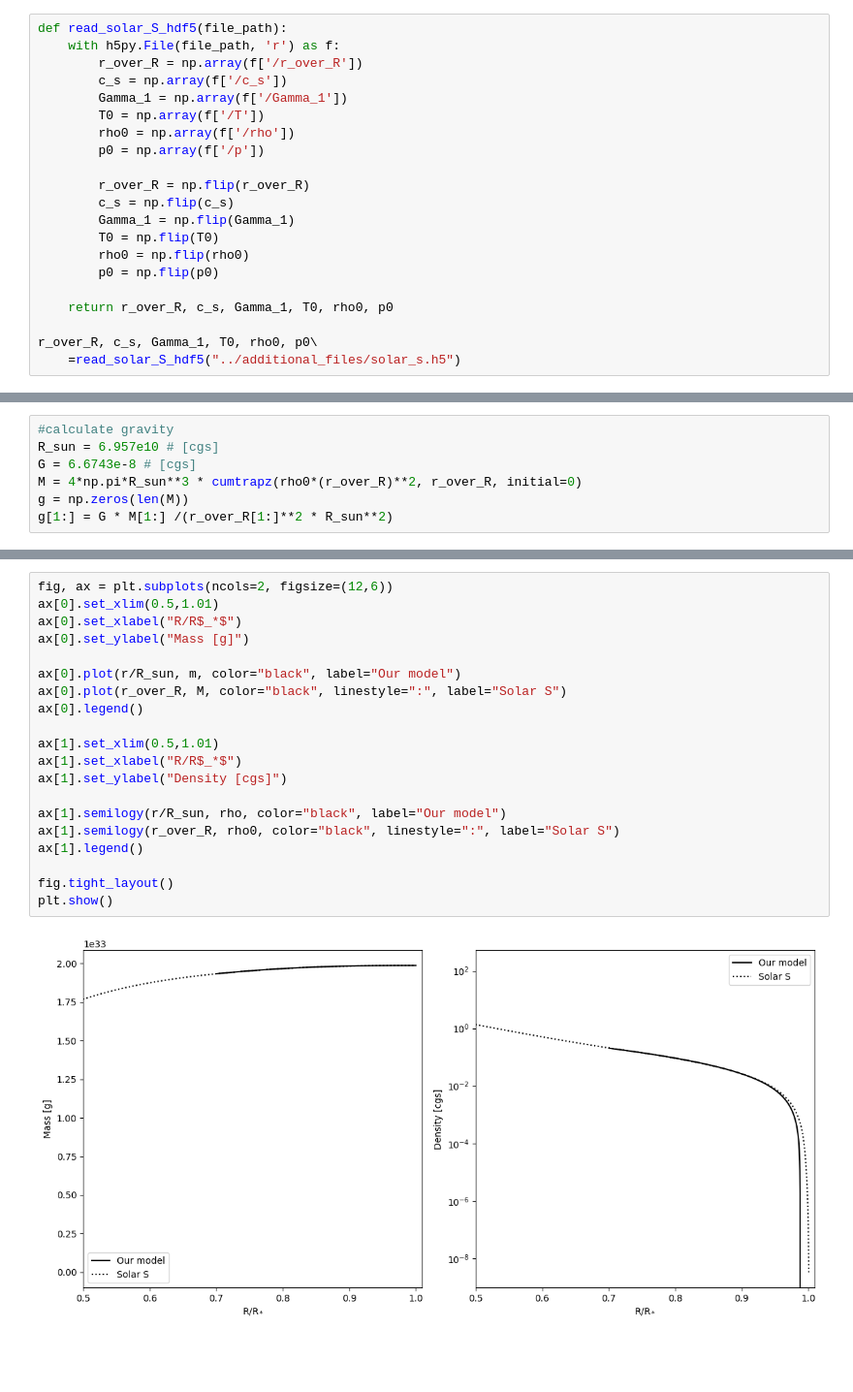
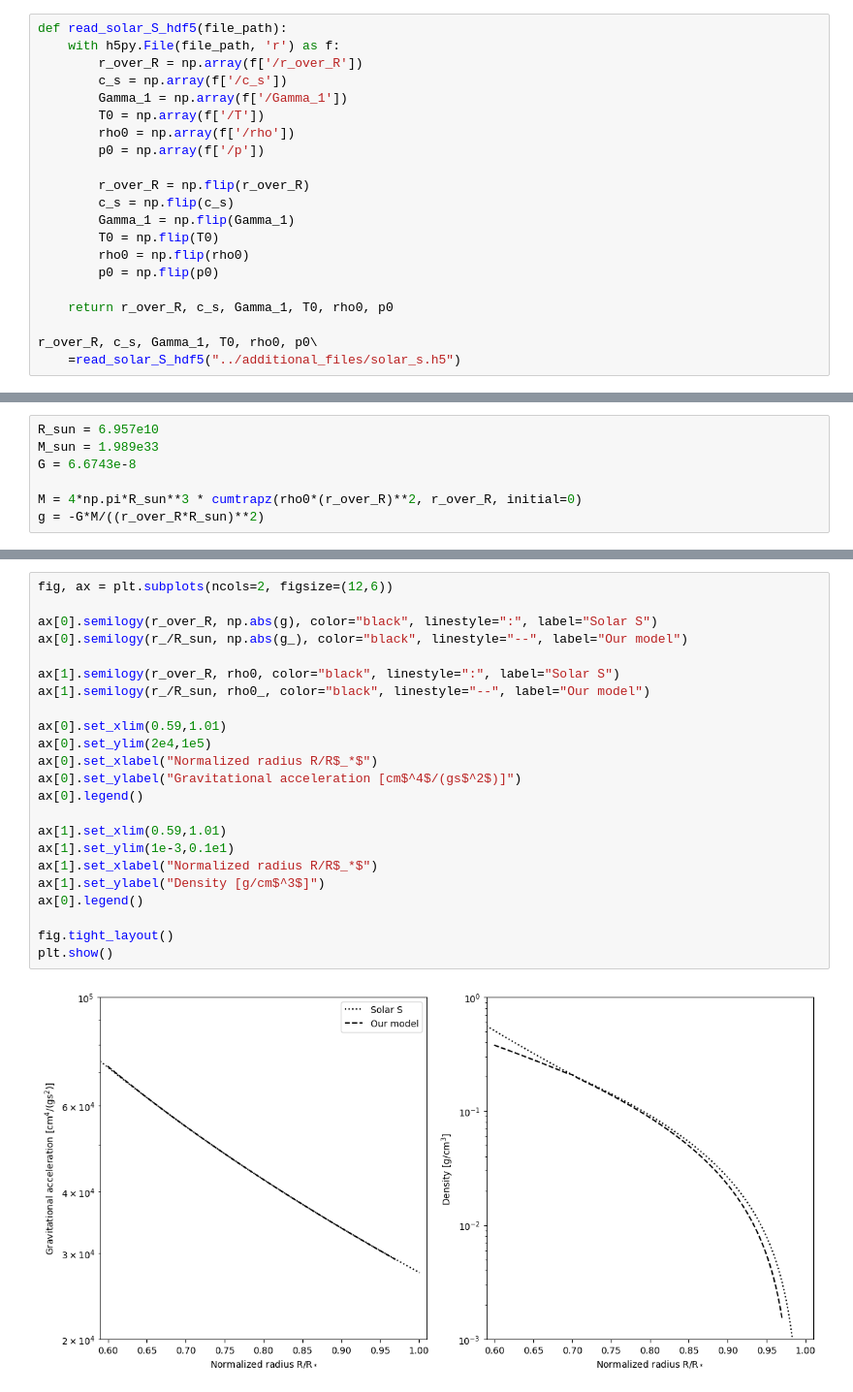
Before and after one commit to tabjone/2DHDCZ, a Jupyter notebook: visualisation/Visualise_background.ipynb, the cells around one changed output, grey strips where cells are left out. Shown at 97% size. Cells and saved outputs as stored; diff of their text form; blank space fills up the shorter version.

```diff
--- a/visualisation/Visualise_background.ipynb
+++ b/visualisation/Visualise_background.ipynb
@@ -33,7 +67,7 @@ starting_index = np.where(r_over_R>=starting_point)[0][0]
 # %%
-#calculate gravity
-R_sun = 6.957e10 # [cgs]
-G = 6.6743e-8 # [cgs]
+R_sun = 6.957e10
+M_sun = 1.989e33
+G = 6.6743e-8
+
 M = 4*np.pi*R_sun**3 * cumtrapz(rho0*(r_over_R)**2, r_over_R, initial=0)
-g = np.zeros(len(M))
-g[1:] = G * M[1:] /(r_over_R[1:]**2 * R_sun**2)
+g = -G*M/((r_over_R*R_sun)**2)
@@ -174,22 +74,25 @@ plt.show()
-# %%
-fig, ax = plt.subplots(ncols=2, figsize=(12,6))
-ax[0].set_xlim(0.5,1.01)
-ax[0].set_xlabel("R/R$_*$")
-ax[0].set_ylabel("Mass [g]")
-
-ax[0].plot(r/R_sun, m, color="black", label="Our model")
-ax[0].plot(r_over_R, M, color="black", linestyle=":", label="Solar S")
-ax[0].legend()
-
-ax[1].set_xlim(0.5,1.01)
-ax[1].set_xlabel("R/R$_*$")
-ax[1].set_ylabel("Density [cgs]")
-
-ax[1].semilogy(r/R_sun, rho, color="black", label="Our model")
-ax[1].semilogy(r_over_R, rho0, color="black", linestyle=":", label="Solar S")
-ax[1].legend()
-
-fig.tight_layout()
-plt.show()
-# %% [output]
-[figure, removed]
+# %%
+fig, ax = plt.subplots(ncols=2, figsize=(12,6))
+
+ax[0].semilogy(r_over_R, np.abs(g), color="black", linestyle=":", label="Solar S")
+ax[0].semilogy(r_/R_sun, np.abs(g_), color="black", linestyle="--", label="Our model")
+
+ax[1].semilogy(r_over_R, rho0, color="black", linestyle=":", label="Solar S")
+ax[1].semilogy(r_/R_sun, rho0_, color="black", linestyle="--", label="Our model")
+
+ax[0].set_xlim(0.59,1.01)
+ax[0].set_ylim(2e4,1e5)
+ax[0].set_xlabel("Normalized radius R/R$_*$")
+ax[0].set_ylabel("Gravitational acceleration [cm$^4$/(gs$^2$)]")
+ax[0].legend()
+
+ax[1].set_xlim(0.59,1.01)
+ax[1].set_ylim(1e-3,0.1e1)
+ax[1].set_xlabel("Normalized radius R/R$_*$")
+ax[1].set_ylabel("Density [g/cm$^3$]")
+ax[0].legend()
+
+fig.tight_layout()
+plt.show()
+# %% [output]
+[figure, added]
```
Also changed, not shown: parts of 13 cells of this notebook.
